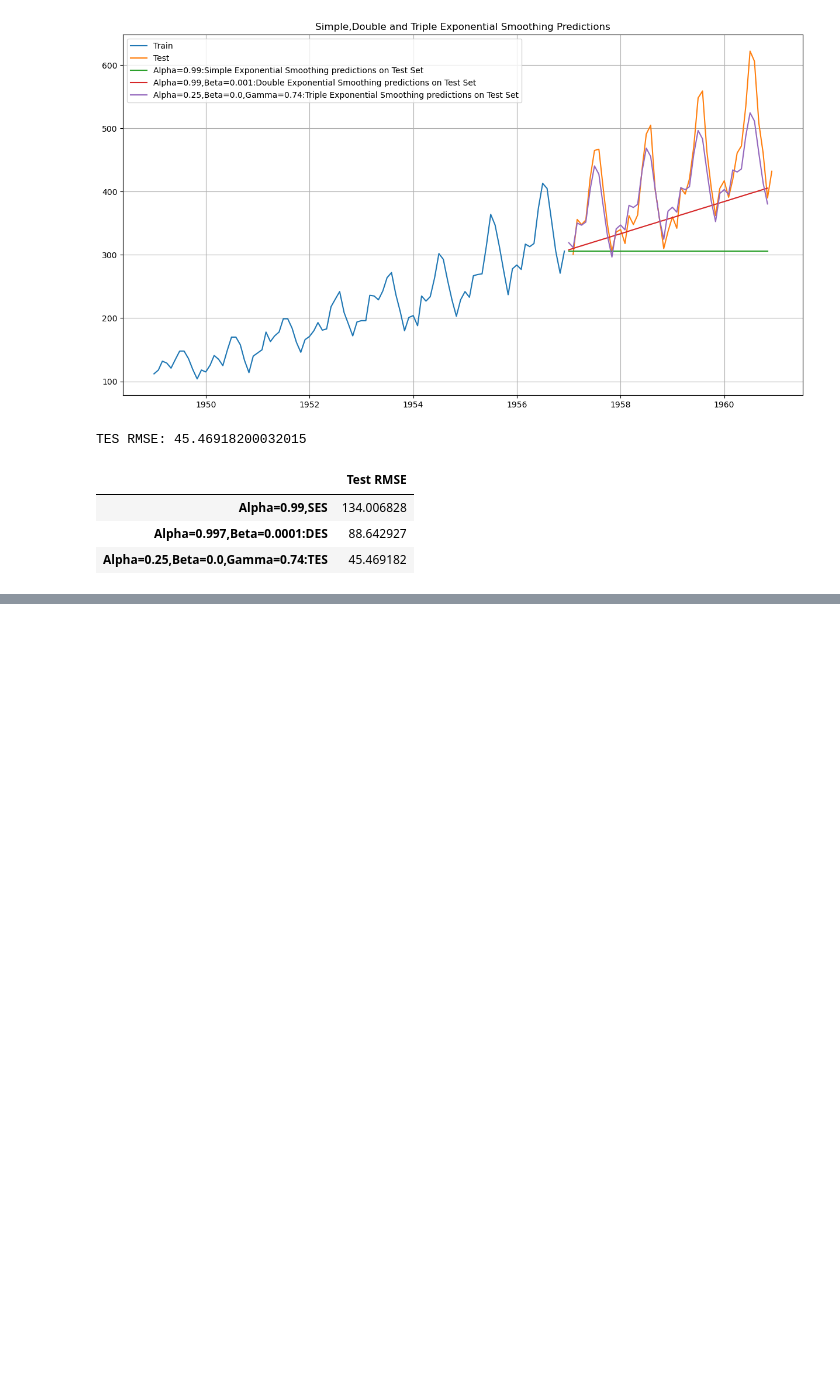
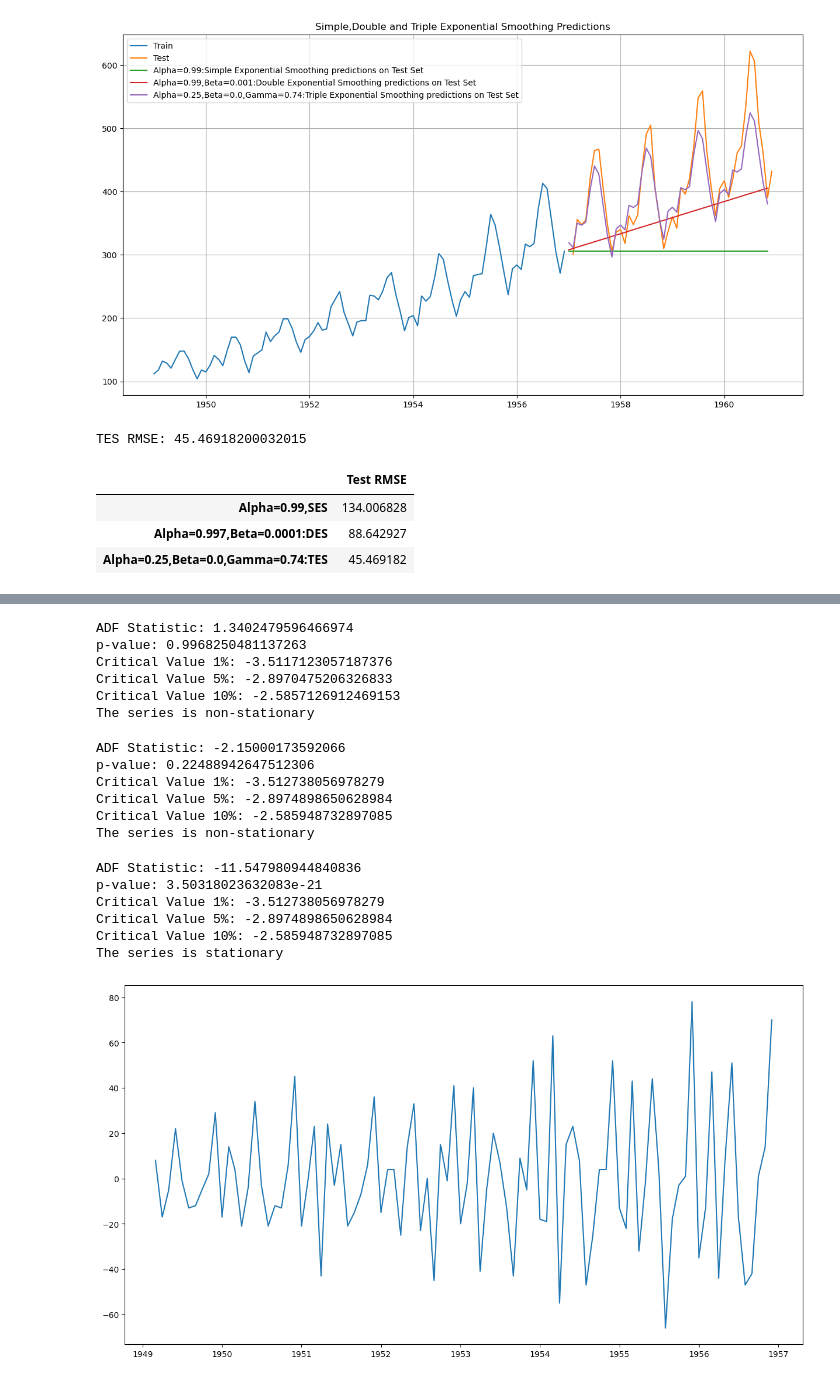
Before and after one commit to piyushprabhakar/ml-class-notes, a Jupyter notebook: TimeSeriesForcast/GenAI_TSA.ipynb, the cells around one changed output, grey strips where cells are left out. Cells and saved outputs as stored; diff of their text form; code cells hidden in the pictures; blank space fills up the shorter version.

Commit message:
Adding data

```diff
--- a/TimeSeriesForcast/GenAI_TSA-1.ipynb
+++ b/TimeSeriesForcast/GenAI_TSA.ipynb
@@ -322,0 +338,35 @@ resultsDf
+# %%
+adf_test(train['Pax'])
+# %% [output]
+ADF Statistic: 1.3402479596466974
+p-value: 0.9968250481137263
+Critical Value 1%: -3.5117123057187376
+Critical Value 5%: -2.8970475206326833
+Critical Value 10%: -2.5857126912469153
+The series is non-stationary
+# %%
+train_diff = train['Pax'].diff().dropna()
+# %%
+adf_test(train_diff)
+# %% [output]
+ADF Statistic: -2.15000173592066
+p-value: 0.22488942647512306
+Critical Value 1%: -3.512738056978279
+Critical Value 5%: -2.8974898650628984
+Critical Value 10%: -2.585948732897085
+The series is non-stationary
+# %%
+train_data = train_diff.diff().dropna()
+# %%
+adf_test(train_data)
+# %% [output]
+ADF Statistic: -11.547980944840836
+p-value: 3.50318023632083e-21
+Critical Value 1%: -3.512738056978279
+Critical Value 5%: -2.8974898650628984
+Critical Value 10%: -2.585948732897085
+The series is stationary
+# %%
+plt.plot(train_data);
+# %% [output]
+[figure, added]
```
Also changed, not shown: parts of 26 cells of this notebook, 3 other files.
